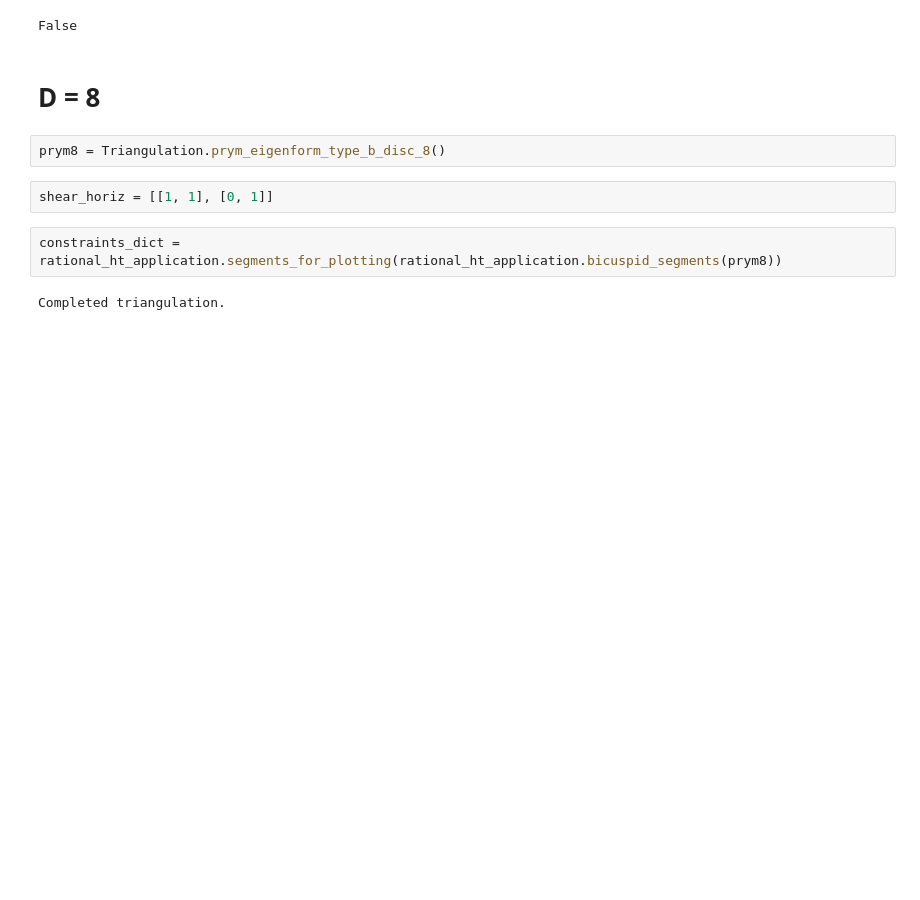
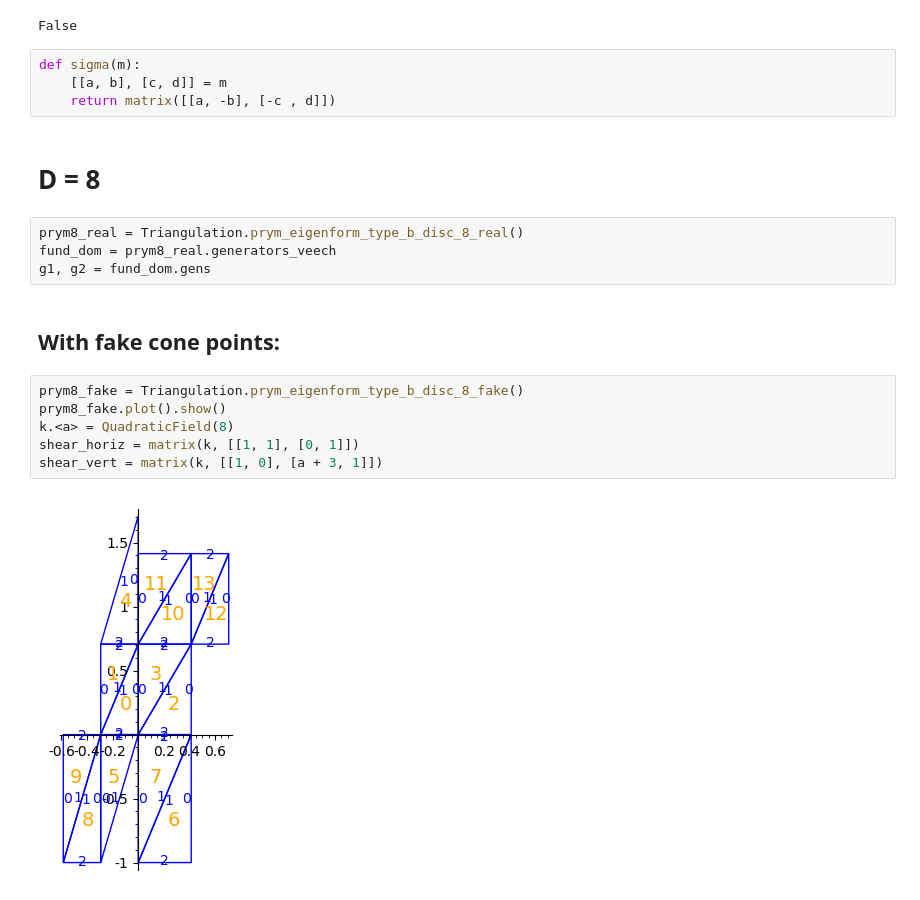
Before and after one commit to sfreedman67/samsurf, a Jupyter notebook: bowman/proving_prym.ipynb, the cells around one changed output. Saved outputs shown, nothing was run; the diff lists cells and outputs as text; blank space fills up the shorter version.

```diff
--- a/bowman/proving_prym.ipynb
+++ b/bowman/proving_prym.ipynb
@@ -42,13 +45,23 @@ cx = G.iso_delaunay_complex(300)
 any(num_ideal_vertices(r) > 1 for r in cx)
 # %% [output]
 False
+# %%
+def sigma(m):
+    [[a, b], [c, d]] = m
+    return matrix([[a, -b], [-c , d]])
 # %% [markdown]
 # D = 8
-# %%
-prym8 = Triangulation.prym_eigenform_type_b_disc_8()
-# %%
-shear_horiz = [[1, 1], [0, 1]]
-# %%
-constraints_dict = rational_ht_application.segments_for_plotting(rational_ht_application.bicuspid_segments(prym8))
-# %% [output]
-Completed triangulation.
+# %%
+prym8_real = Triangulation.prym_eigenform_type_b_disc_8_real()
+fund_dom = prym8_real.generators_veech
+g1, g2 = fund_dom.gens
+# %% [markdown]
+## With fake cone points:
+# %%
+prym8_fake = Triangulation.prym_eigenform_type_b_disc_8_fake()
+prym8_fake.plot().show()
+k.<a> = QuadraticField(8)
+shear_horiz = matrix(k, [[1, 1], [0, 1]])
+shear_vert = matrix(k, [[1, 0], [a + 3, 1]])
+# %% [output]
+[figure, added]
```
Also changed, not shown: parts of 11 cells of this notebook, 3 other files.
